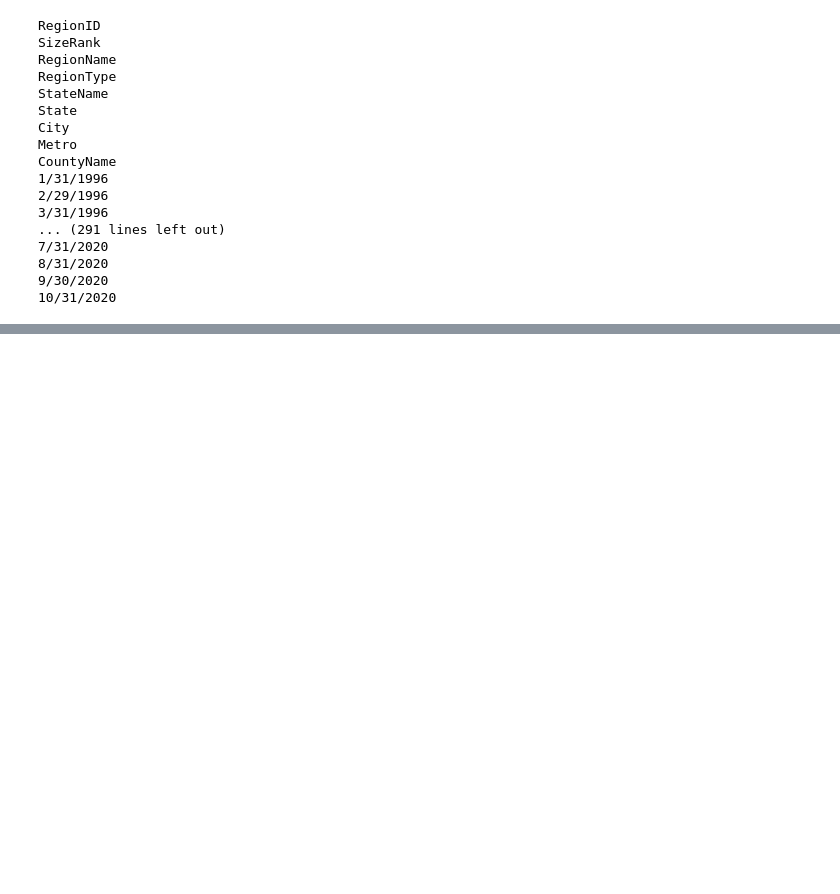
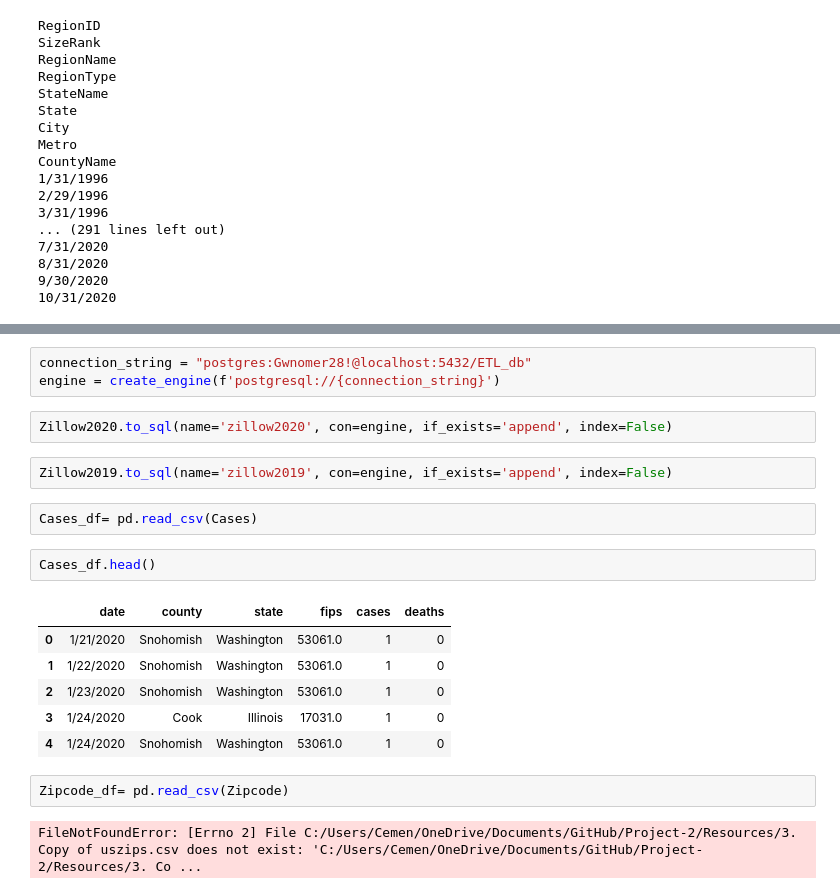
Before and after one commit to Amelchristy/Covid-19-vs-Housing-Prices, a Jupyter notebook: Untitled.ipynb, the cells around one changed output, grey strips where cells are left out. Cells and saved outputs as stored; diff of their text form; blank space fills up the shorter version.

```diff
--- a/Untitled.ipynb
+++ b/Untitled.ipynb
@@ -67,0 +159,22 @@ Zillow_2020.head()
+# %%
+connection_string = "postgres:Gwnomer28!@localhost:5432/ETL_db"
+engine = create_engine(f'postgresql://{connection_string}')
+# %%
+Zillow2020.to_sql(name='zillow2020', con=engine, if_exists='append', index=False)
+# %%
+Zillow2019.to_sql(name='zillow2019', con=engine, if_exists='append', index=False)
+# %%
+Cases_df= pd.read_csv(Cases)
+# %%
+Cases_df.head()
+# %% [output]
+|  | date | county | state | fips | cases | deaths |
+| 0 | 1/21/2020 | Snohomish | Washington | 53061.0 | 1 | 0 |
+| 1 | 1/22/2020 | Snohomish | Washington | 53061.0 | 1 | 0 |
+| 2 | 1/23/2020 | Snohomish | Washington | 53061.0 | 1 | 0 |
+| 3 | 1/24/2020 | Cook | Illinois | 17031.0 | 1 | 0 |
+| 4 | 1/24/2020 | Snohomish | Washington | 53061.0 | 1 | 0 |
+# %%
+Zipcode_df= pd.read_csv(Zipcode)
+# %% [output]
+FileNotFoundError: [Errno 2] File C:/Users/Cemen/OneDrive/Documents/GitHub/Project-2/Resources/3. Copy of uszips.csv does not exist: 'C:/Users/Cemen/OneDrive/Documents/GitHub/Project-2/Resources/3. Co ...
```
Also changed, not shown: parts of 15 cells of this notebook, 5 other files.
